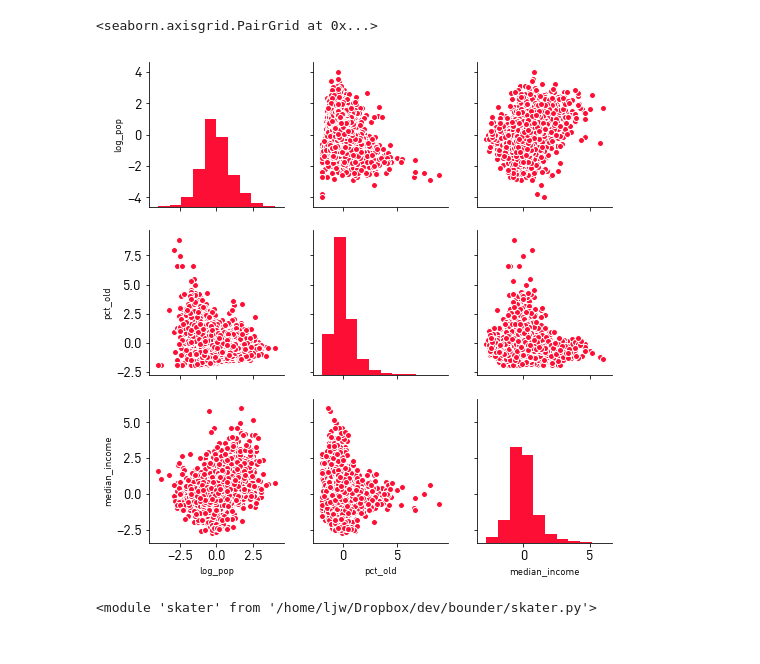
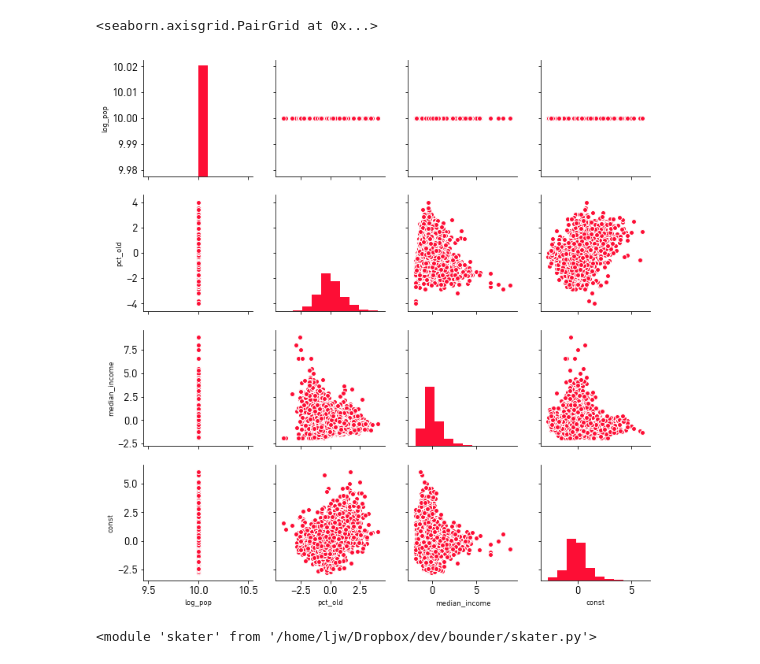
Before and after one commit to ljwolf/bounder, a Jupyter notebook: SimpleSKATER US.ipynb, the cells around one changed output. Saved outputs shown, nothing was run; the diff lists cells and outputs as text; code cells hidden in the pictures.

```diff
--- a/SimpleSKATER US.ipynb
+++ b/SimpleSKATER US.ipynb
@@ -33,6 +33,7 @@ W_contig = ps.weights.Rook.from_dataframe(contig)
 # %%
 Xmat = df[attributes].values
 Xmat = (Xmat - Xmat.mean(axis=0)) / Xmat.std(axis=0)
+Xmat = np.hstack((np.ones((W.n, 1))*10, Xmat))
 # %%
 Xc = contig[attributes].values
 Xc = (Xc - Xc.mean(axis=0)) / Xc.std(axis=0)
@@ -39,8 +42,8 @@ Xc = (Xc - Xc.mean(axis=0)) / Xc.std(axis=0)
 # %%
-sns.pairplot(pd.DataFrame(Xmat,columns=attributes))
+sns.pairplot(pd.DataFrame(Xmat,columns=attributes + ['const']))
 # %% [output]
 <seaborn.axisgrid.PairGrid at 0x...>
-[figure, old version]
+[figure, new version]
 # %%
 import imp
 import skater
```
Also changed, not shown: parts of 28 cells of this notebook, 30 other files.
